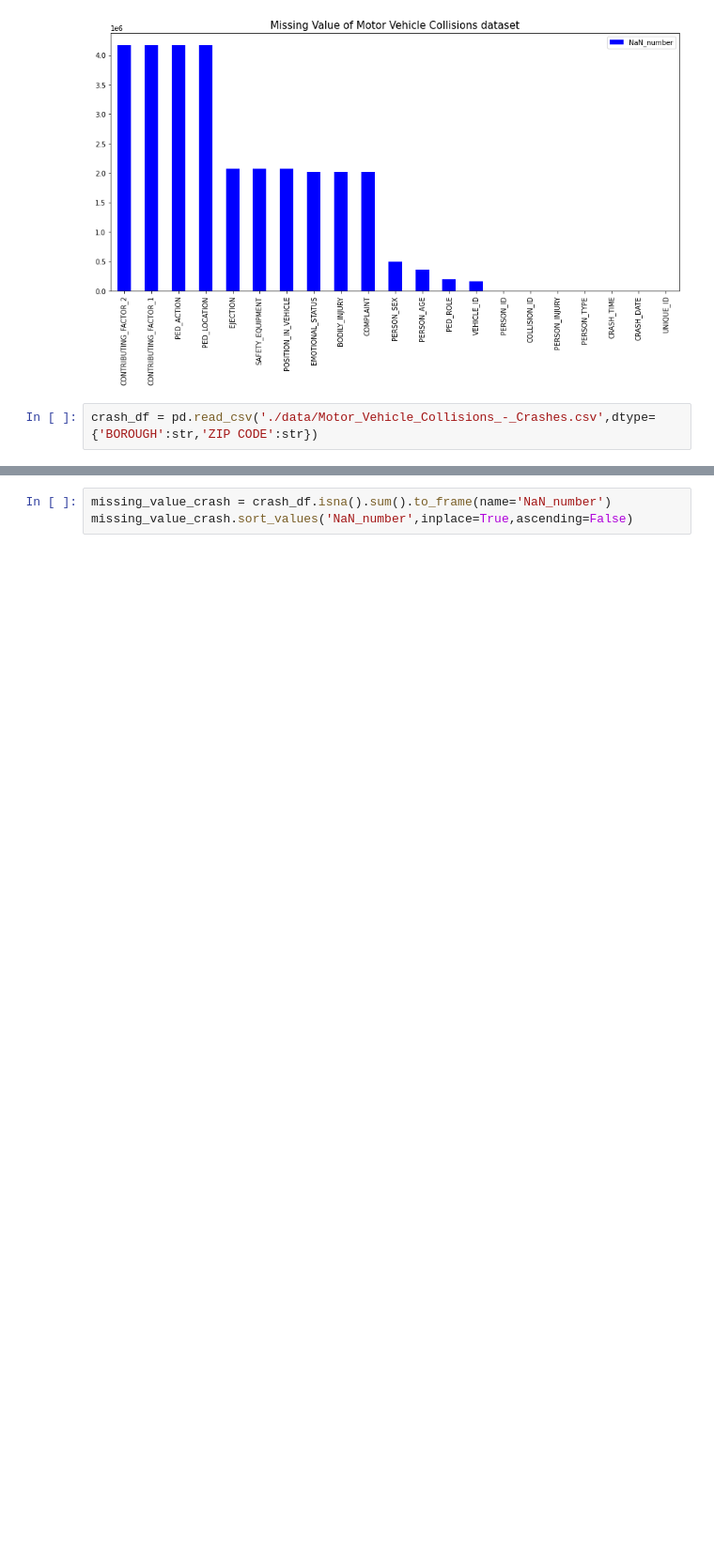
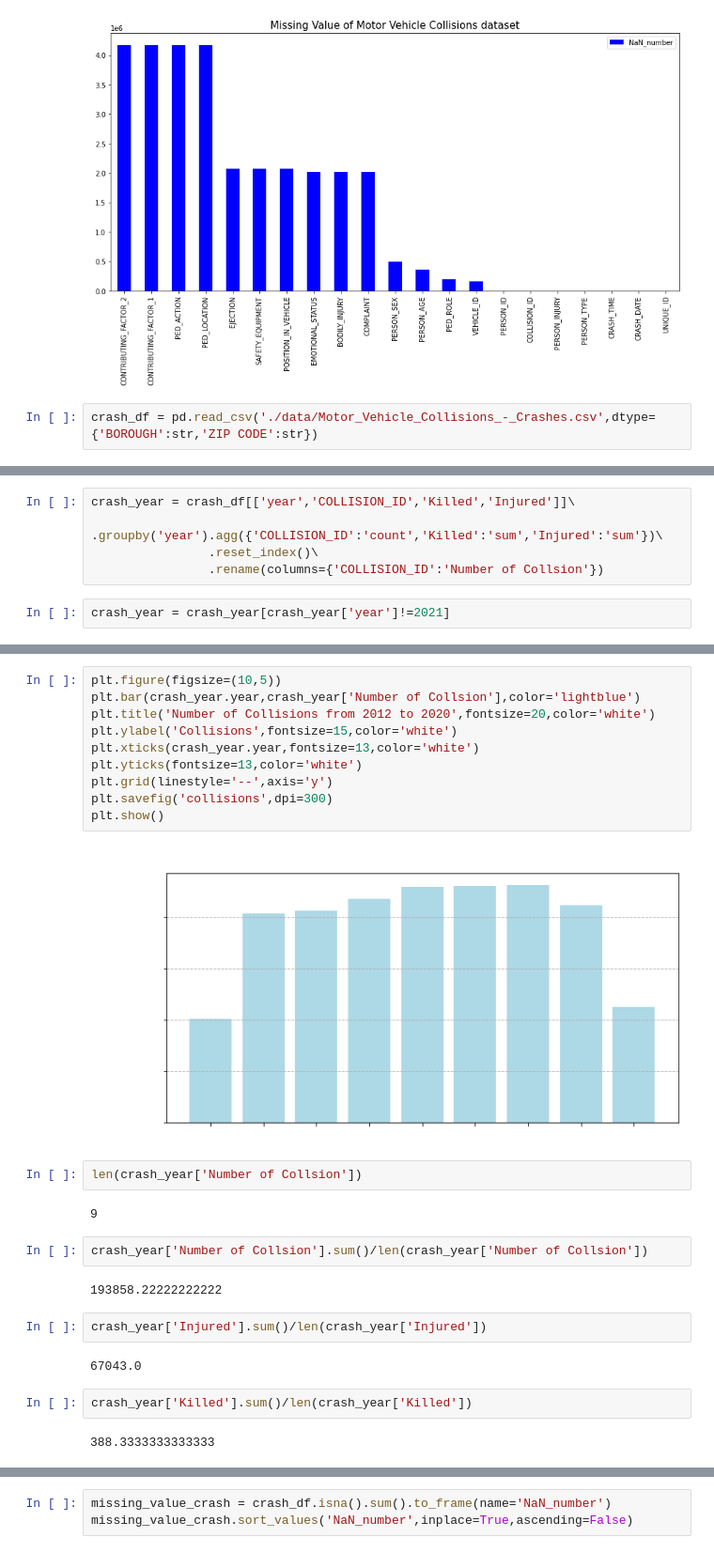
Before and after one commit to xaviercslung/ADS-FinalProject, a Jupyter notebook: ADS_final.ipynb, the cells around one changed output, grey strips where cells are left out. Shown: that part at 94% size. Cells and saved outputs as stored; diff of their text form; blank space fills up the shorter version.

```diff
--- a/ADS_final.ipynb
+++ b/ADS_final.ipynb
@@ -41,0 +88,7 @@ crash_df = pd.read_csv('./data/Motor_Vehicle_Collisions_-_Crashes.csv',dtype={'B
+# %%
+crash_year = crash_df[['year','COLLISION_ID','Killed','Injured']]\
+                .groupby('year').agg({'COLLISION_ID':'count','Killed':'sum','Injured':'sum'})\
+                .reset_index()\
+                .rename(columns={'COLLISION_ID':'Number of Collsion'})
+# %%
+crash_year = crash_year[crash_year['year']!=2021]
@@ -41,0 +108,28 @@ crash_df = pd.read_csv('./data/Motor_Vehicle_Collisions_-_Crashes.csv',dtype={'B
+# %%
+plt.figure(figsize=(10,5))
+plt.bar(crash_year.year,crash_year['Number of Collsion'],color='lightblue')
+plt.title('Number of Collisions from 2012 to 2020',fontsize=20,color='white')
+plt.ylabel('Collisions',fontsize=15,color='white')
+plt.xticks(crash_year.year,fontsize=13,color='white')
+plt.yticks(fontsize=13,color='white')
+plt.grid(linestyle='--',axis='y')
+plt.savefig('collisions',dpi=300)
+plt.show()
+# %% [output]
+[figure, added]
+# %%
+len(crash_year['Number of Collsion'])
+# %% [output]
+9
+# %%
+crash_year['Number of Collsion'].sum()/len(crash_year['Number of Collsion'])
+# %% [output]
+193858.22222222222
+# %%
+crash_year['Injured'].sum()/len(crash_year['Injured'])
+# %% [output]
+67043.0
+# %%
+crash_year['Killed'].sum()/len(crash_year['Killed'])
+# %% [output]
+388.3333333333333
```
Also changed, not shown: parts of 38 cells of this notebook, 4 other files.
